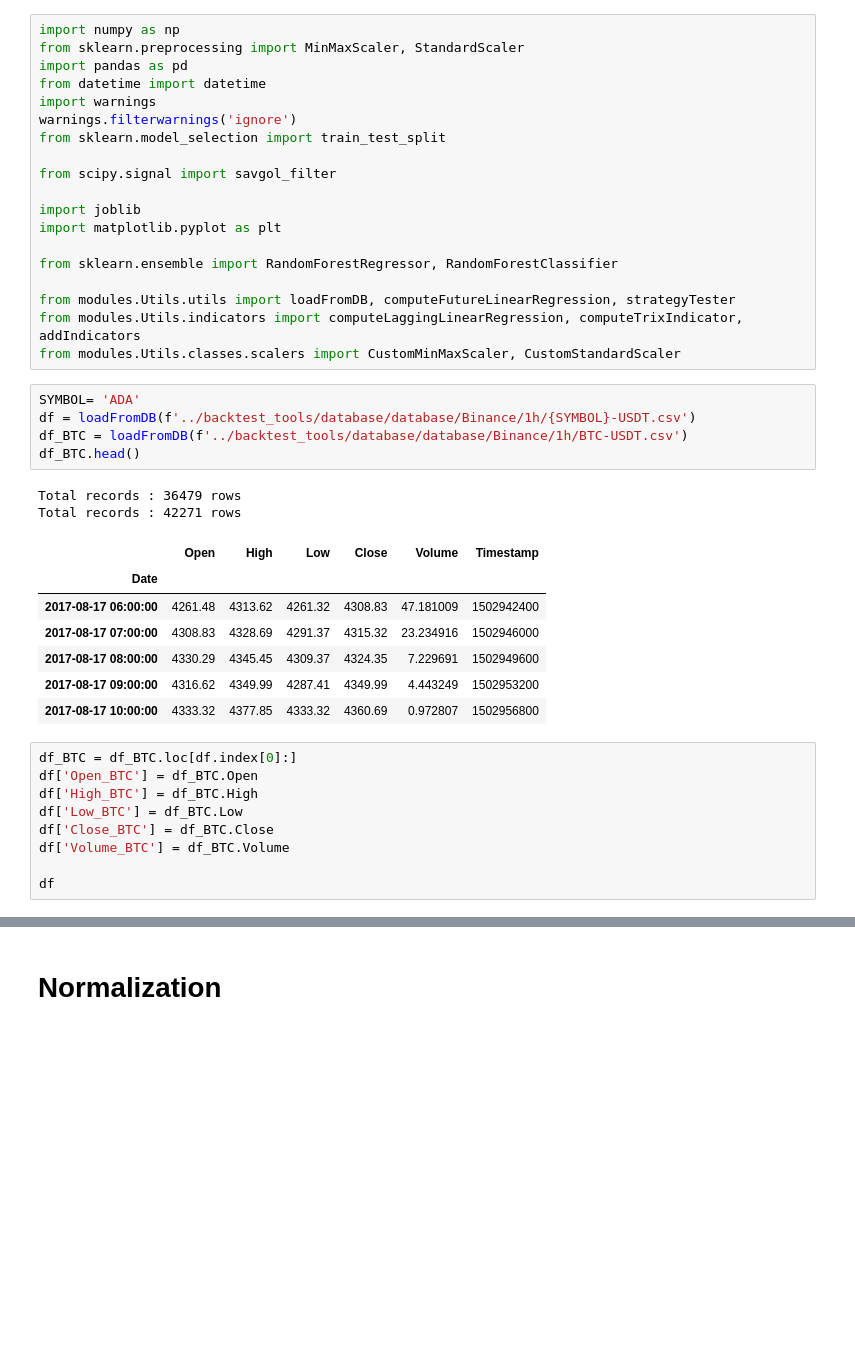
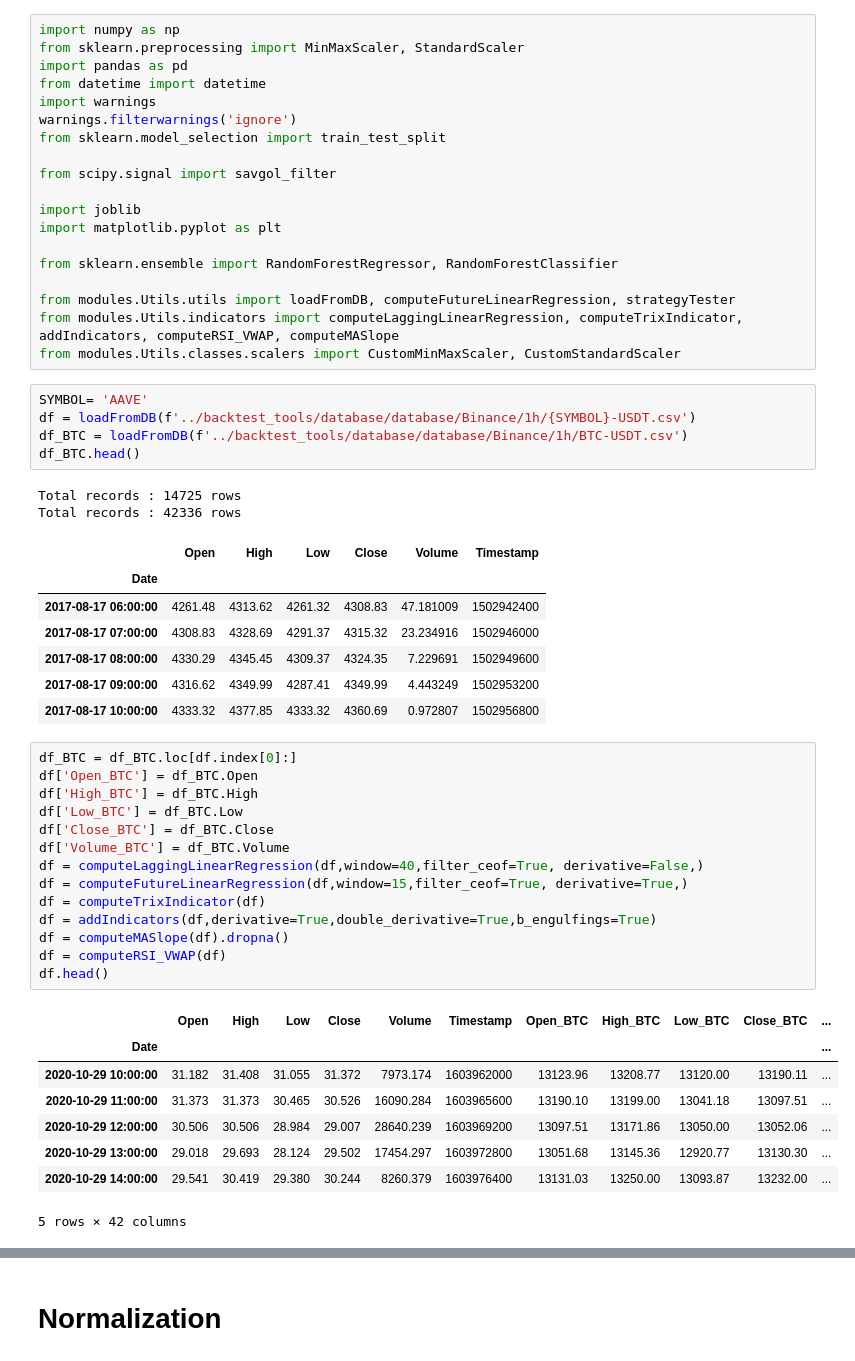
Before and after one commit to webclinic017/Trading-sandbox, a Jupyter notebook: 19_trend_prediction.ipynb, the cells around one changed output, grey strips where cells are left out. Cells and saved outputs as stored; diff of their text form; blank space fills up the shorter version.

```diff
--- a/19_trend_prediction.ipynb
+++ b/19_trend_prediction.ipynb
@@ -15,16 +15,16 @@ import matplotlib.pyplot as plt
 from sklearn.ensemble import RandomForestRegressor, RandomForestClassifier
 
 from modules.Utils.utils import loadFromDB, computeFutureLinearRegression, strategyTester
-from modules.Utils.indicators import computeLaggingLinearRegression, computeTrixIndicator, addIndicators
+from modules.Utils.indicators import computeLaggingLinearRegression, computeTrixIndicator, addIndicators, computeRSI_VWAP, computeMASlope
 from modules.Utils.classes.scalers import CustomMinMaxScaler, CustomStandardScaler
 # %%
-SYMBOL= 'ADA'
+SYMBOL= 'AAVE'
 df = loadFromDB(f'../backtest_tools/database/database/Binance/1h/{SYMBOL}-USDT.csv')
 df_BTC = loadFromDB(f'../backtest_tools/database/database/Binance/1h/BTC-USDT.csv')
 df_BTC.head()
 # %% [output]
-Total records : 36479 rows
-Total records : 42271 rows
+Total records : 14725 rows
+Total records : 42336 rows
 |  | Open | High | Low | Close | Volume | Timestamp |
 | Date |  |  |  |  |  |  |
 | 2017-08-17 06:00:00 | 4261.48 | 4313.62 | 4261.32 | 4308.83 | 47.181009 | 1502942400 |
@@ -35,9 +35,23 @@ Total records : 42271 rows
 # %%
 df_BTC = df_BTC.loc[df.index[0]:]
 df['Open_BTC'] = df_BTC.Open
 df['High_BTC'] = df_BTC.High
 df['Low_BTC'] = df_BTC.Low
 df['Close_BTC'] = df_BTC.Close
 df['Volume_BTC'] = df_BTC.Volume
-
-df
+df = computeLaggingLinearRegression(df,window=40,filter_ceof=True, derivative=False,)
+df = computeFutureLinearRegression(df,window=15,filter_ceof=True, derivative=True,)
+df = computeTrixIndicator(df)
+df = addIndicators(df,derivative=True,double_derivative=True,b_engulfings=True)
+df = computeMASlope(df).dropna()
+df = computeRSI_VWAP(df)
+df.head()
+# %% [output]
+|  | Open | High | Low | Close | Volume | Timestamp | Open_BTC | High_BTC | Low_BTC | Close_BTC | ... |
+| Date |  |  |  |  |  |  |  |  |  |  | ... |
+| 2020-10-29 10:00:00 | 31.182 | 31.408 | 31.055 | 31.372 | 7973.174 | 1603962000 | 13123.96 | 13208.77 | 13120.00 | 13190.11 | ... |
+| 2020-10-29 11:00:00 | 31.373 | 31.373 | 30.465 | 30.526 | 16090.284 | 1603965600 | 13190.10 | 13199.00 | 13041.18 | 13097.51 | ... |
+| 2020-10-29 12:00:00 | 30.506 | 30.506 | 28.984 | 29.007 | 28640.239 | 1603969200 | 13097.51 | 13171.86 | 13050.00 | 13052.06 | ... |
+| 2020-10-29 13:00:00 | 29.018 | 29.693 | 28.124 | 29.502 | 17454.297 | 1603972800 | 13051.68 | 13145.36 | 12920.77 | 13130.30 | ... |
+| 2020-10-29 14:00:00 | 29.541 | 30.419 | 29.380 | 30.244 | 8260.379 | 1603976400 | 13131.03 | 13250.00 | 13093.87 | 13232.00 | ... |
+5 rows × 42 columns
```
Also changed, not shown: parts of 29 cells of this notebook, 4 other files.
